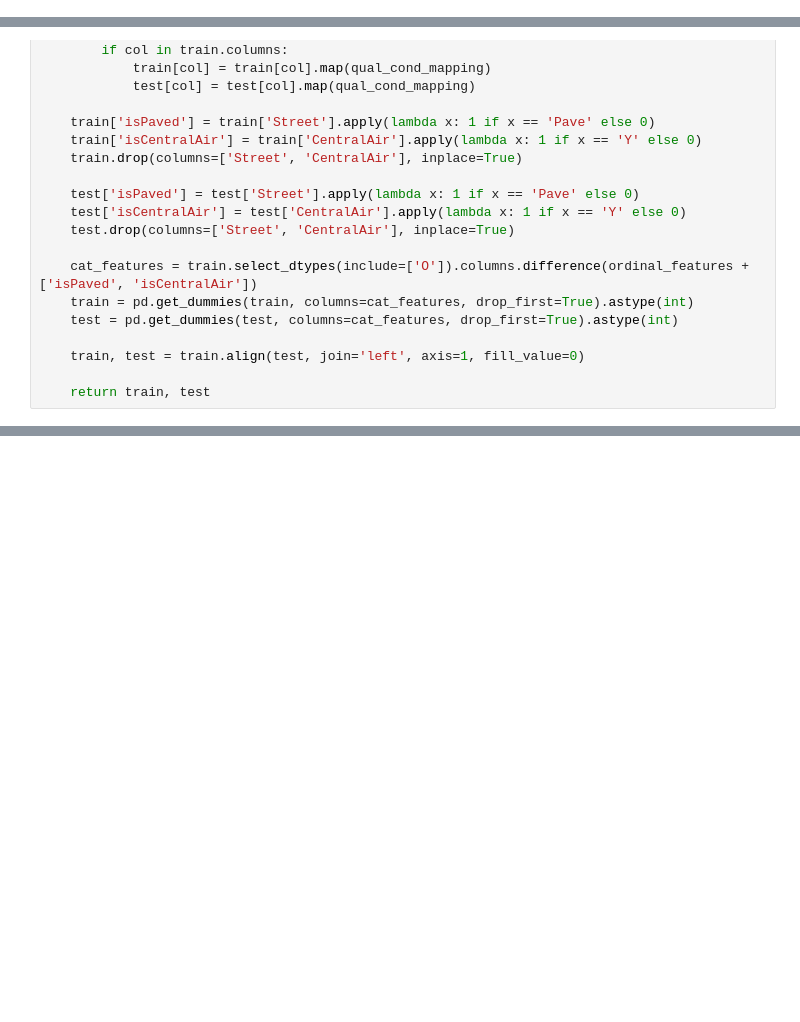
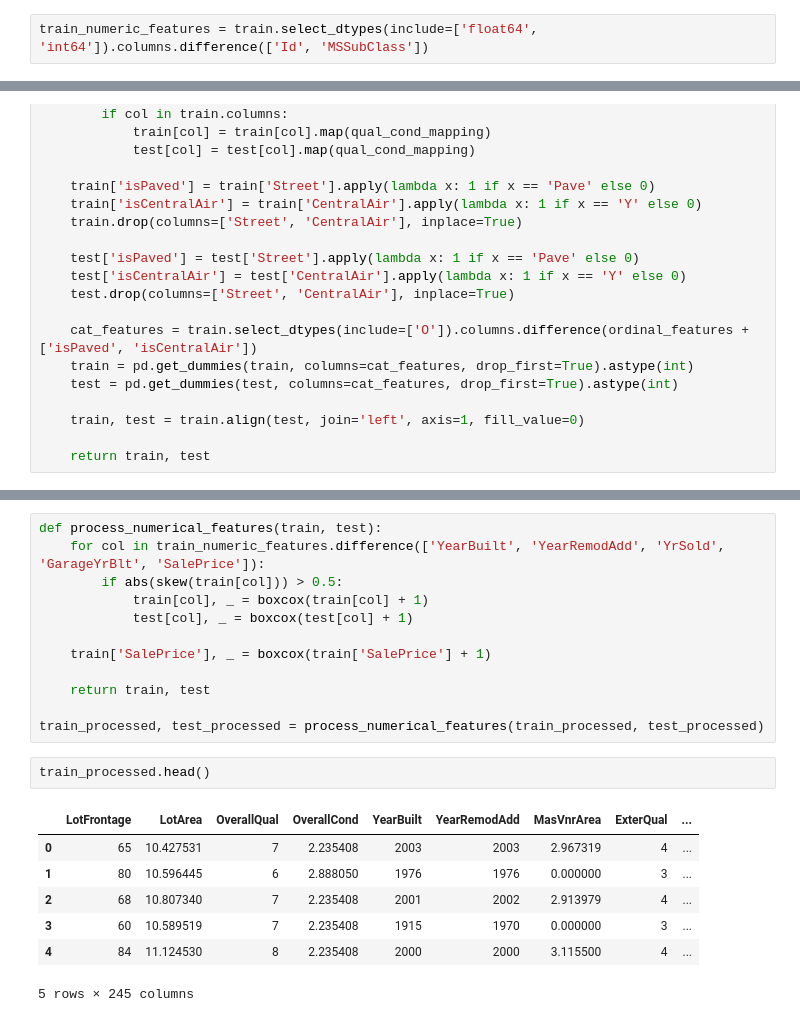
Before and after one commit to electronicmaxwell/house_price_ML, a Jupyter notebook: Data_Preprocessing.ipynb, the cells around one changed output, grey strips where cells are left out. Cells and saved outputs as stored; diff of their text form; blank space fills up the shorter version.

Commit message:
Complete numeric processing

```diff
--- a/Data_Preprocessing.ipynb
+++ b/Data_Preprocessing.ipynb
@@ -14,6 +13,8 @@ import scipy.stats as stats
 # %%
 train = pd.read_csv('train.csv')
 test = pd.read_csv('test.csv')
+# %%
+train_numeric_features = train.select_dtypes(include=['float64', 'int64']).columns.difference(['Id', 'MSSubClass'])
 # %%
 train.head()
 # %% [output]
@@ -237,0 +265,22 @@ t, tt = encode_cat_features(train_processed, test_processed)
+# %%
+def process_numerical_features(train, test):
+    for col in train_numeric_features.difference(['YearBuilt', 'YearRemodAdd', 'YrSold', 'GarageYrBlt', 'SalePrice']):
+        if abs(skew(train[col])) > 0.5:
+            train[col], _ = boxcox(train[col] + 1)
+            test[col], _ = boxcox(test[col] + 1)
+
+    train['SalePrice'], _ = boxcox(train['SalePrice'] + 1)
+
+    return train, test
+
+train_processed, test_processed = process_numerical_features(train_processed, test_processed)
+# %%
+train_processed.head()
+# %% [output]
+|  | LotFrontage | LotArea | OverallQual | OverallCond | YearBuilt | YearRemodAdd | MasVnrArea | ExterQual | ... |
+| 0 | 65 | 10.427531 | 7 | 2.235408 | 2003 | 2003 | 2.967319 | 4 | ... |
+| 1 | 80 | 10.596445 | 6 | 2.888050 | 1976 | 1976 | 0.000000 | 3 | ... |
+| 2 | 68 | 10.807340 | 7 | 2.235408 | 2001 | 2002 | 2.913979 | 4 | ... |
+| 3 | 60 | 10.589519 | 7 | 2.235408 | 1915 | 1970 | 0.000000 | 3 | ... |
+| 4 | 84 | 11.124530 | 8 | 2.235408 | 2000 | 2000 | 3.115500 | 4 | ... |
+5 rows × 245 columns
```
Also changed, not shown: parts of 10 cells of this notebook.
